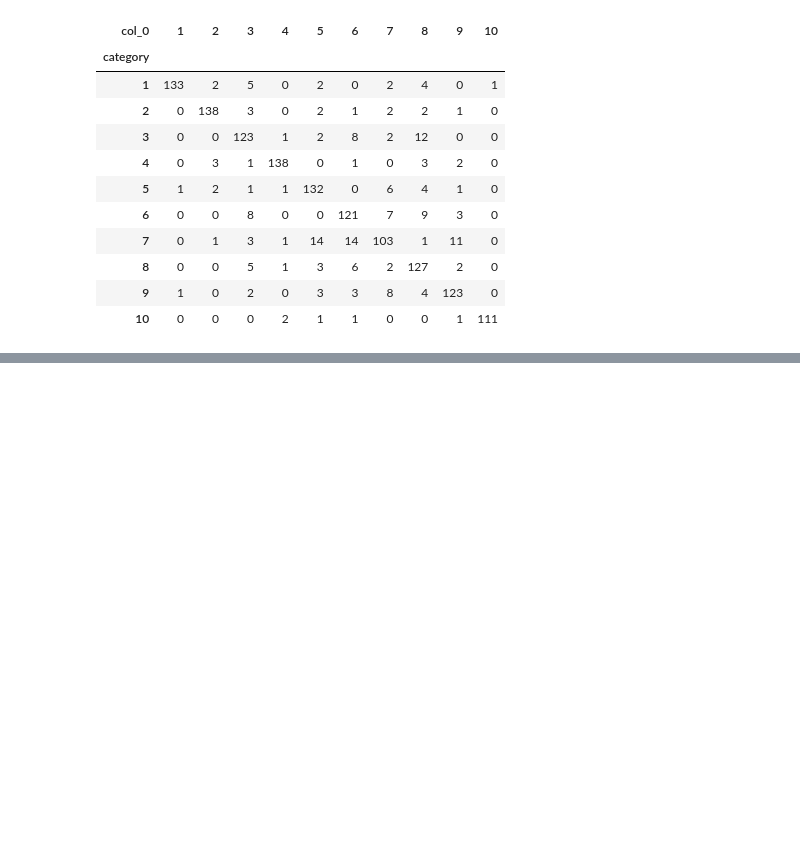
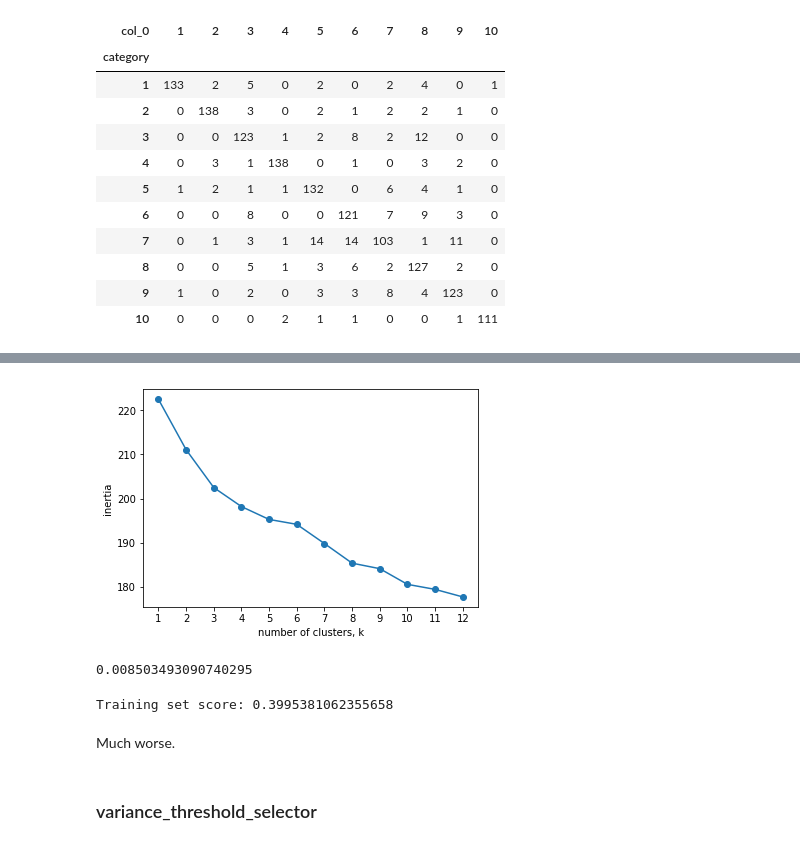
Before and after one commit to brendanmcgivern/data-science, a Jupyter notebook: NLP/unsupervised_capstone-V2.ipynb, the cells around one changed output, grey strips where cells are left out. Saved outputs shown, nothing was run; the diff lists cells and outputs as text; code cells hidden in the pictures; blank space fills up the shorter version.

```diff
--- a/NLP/unsupervised_capstone-V2.ipynb
+++ b/NLP/unsupervised_capstone-V2.ipynb
@@ -480,0 +720,3 @@ rest
+# %%
+tfidf_df_train = pd.DataFrame(tfidf_train.A, columns=tfidf_vectorizer.get_feature_names())
+tfidf_df_train.head()
@@ -480,0 +742,16 @@ rest
+# %%
+convert_cat = []
+to_drop = []
+
+categorical = tfidf_df_train.columns
+
+for index, feature in enumerate(categorical):
+
+    cont = pd.crosstab(tfidf_df_train[feature], y_train, colnames=[None])
+    chi2_res = scipy.stats.chi2_contingency(cont)
+
+    # Keep all features with a significant P-value and drop the others
+    if chi2_res[1] <= 0.05:
+        convert_cat.append(feature)
+    else:
+        to_drop.append(feature)
@@ -480,0 +767,3 @@ rest
+# %%
+# Drop cols
+X_chi2 = tfidf_df_train.loc[:, ~tfidf_df_train.columns.isin(to_drop)]
@@ -480,0 +780,47 @@ rest
+# %%
+# Intertias
+ks = range(1, 13)
+inertias = []
+
+for k in ks:
+    # Create a KMeans instance with k clusters: model
+    model = KMeans(n_clusters=k)
+
+    # Fit model to samples
+    model.fit(X_chi2)
+
+    # Append the inertia to the list of inertias
+    inertias.append(model.inertia_)
+
+# Plot ks vs inertias
+plt.plot(ks, inertias, '-o')
+plt.xlabel('number of clusters, k')
+plt.ylabel('inertia')
+plt.xticks(ks)
+plt.show()
+# %% [output]
+[figure, added]
+# %%
+km_chi2 = KMeans(n_clusters=6)
+
+# Fit model to samples
+km_chi2.fit(X_chi2)
+
+km_chi2_pred = km_chi2.predict(X_chi2)
+metrics.adjusted_rand_score(y_train, km_chi2_pred)
+# %% [output]
+0.008503493090740295
+# %%
+# Instantiate
+lr_tester = LogisticRegression()
+
+# Fit the classifier to the training data
+lr_tester.fit(X_chi2.values, y_train)
+
+print('Training set score:', lr_tester.score(X_chi2.values, y_train))
+# %% [output]
+Training set score: 0.3995381062355658
+# %% [markdown]
+Much worse.
+# %% [markdown]
+### variance_threshold_selector
```
Also changed, not shown: parts of 70 cells of this notebook.
